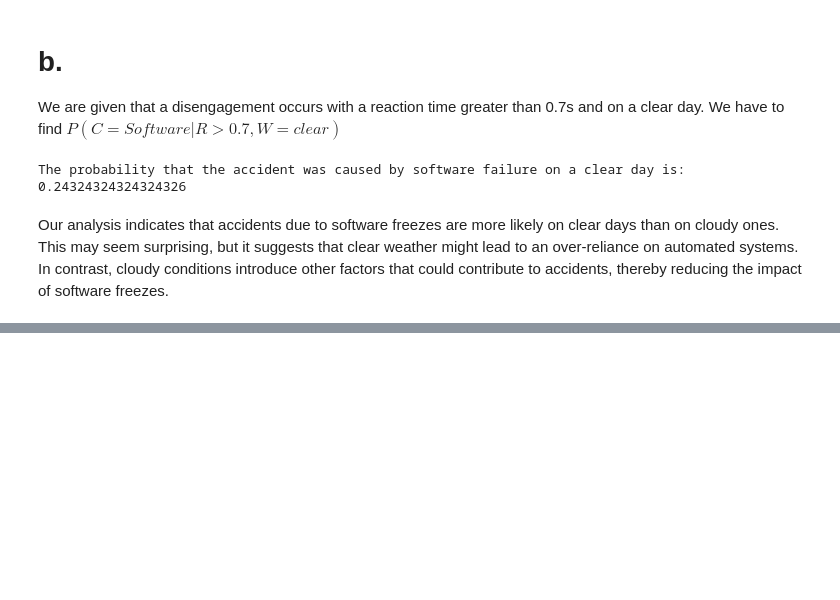
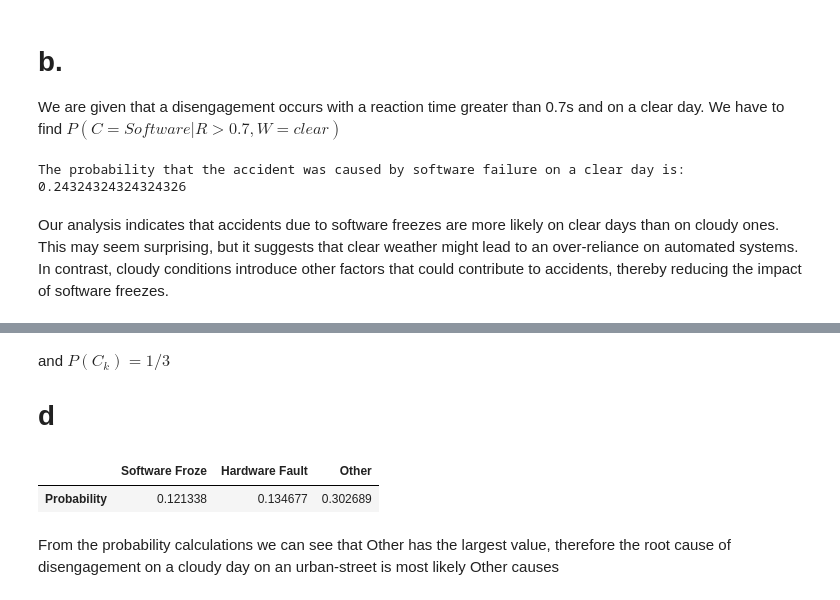
Before and after one commit to kvasu2/ece471mp1, a Jupyter notebook: Part2.ipynb, the cells around one changed output, grey strips where cells are left out. Cells and saved outputs as stored; diff of their text form; code cells hidden in the pictures; blank space fills up the shorter version.

```diff
--- a/Part2.ipynb
+++ b/Part2.ipynb
@@ -291,0 +332,19 @@ There are 3 values of k, so we have to compute 3 values for $P(L|C_k)$ and 3 for
+# %% [markdown]
+and $ P(C_k)=1/3 $
+
+# d
+# %%
+prob_cause = pd.DataFrame(index=["Probability"],columns=causes)
+loc = "urban-street"
+wea="cloudy"
+
+for cause in causes:
+    prob = prob_location[cause][loc]*prob_weather[cause][wea]*(1/3)
+    prob_cause[cause]["Probability"] = prob
+
+prob_cause
+# %% [output]
+|  | Software Froze | Hardware Fault | Other |
+| Probability | 0.121338 | 0.134677 | 0.302689 |
+# %% [markdown]
+From the probability calculations we can see that Other has the largest value, therefore the root cause of disengagement on a cloudy day on an urban-street is most likely Other causes
```
Also changed, not shown: parts of 4 cells of this notebook, 5 other files.
